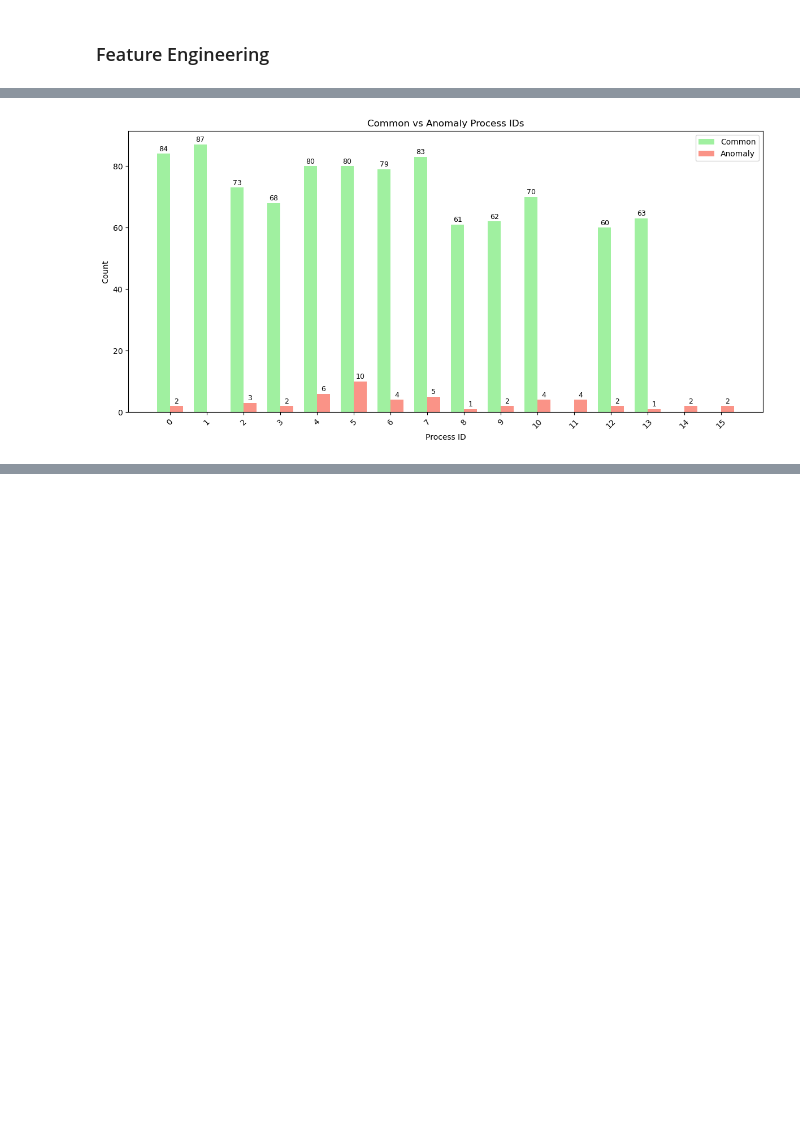
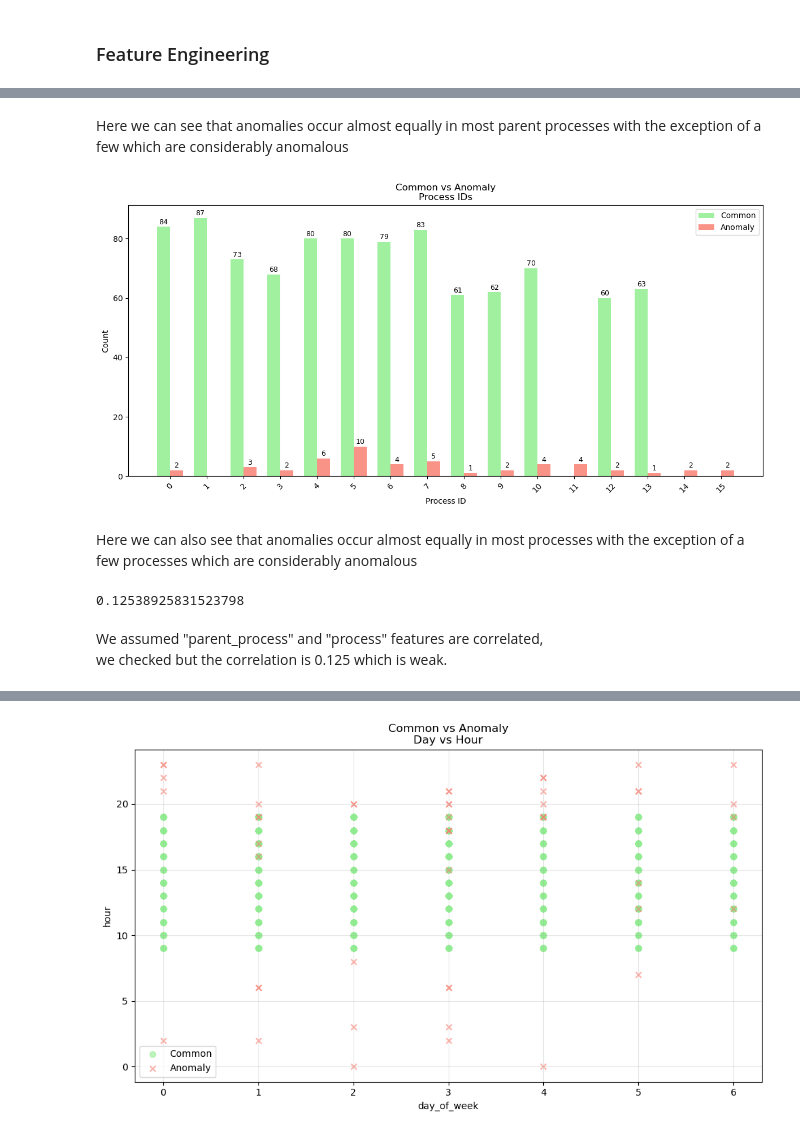
Before and after one commit to michael-naf/hit_cybersecurity_enhabced_by_ai, a Jupyter notebook: Lab2-Basic-Anomaly-Detection/work/Lab_2.ipynb, the cells around one changed output, grey strips where cells are left out. Cells and saved outputs as stored; diff of their text form; code cells hidden in the pictures; blank space fills up the shorter version.

```diff
--- a/Lab2-Basic-Anomaly-Detection/work/Lab_2.ipynb
+++ b/Lab2-Basic-Anomaly-Detection/work/Lab_2.ipynb
@@ -301,3 +354,5 @@ plt.show()
+# %% [markdown]
+Here we can see that anomalies occur almost equally in most parent processes with the exception of a few which are considerably anomalous
 # %%
 # Split normal and anomalous
 anomalies = df[df["is_anomaly"] == 1]
@@ -338,15 +393,30 @@ for bar in bars_anomaly:
 
 plt.xlabel("Process ID")
 plt.ylabel("Count")
-plt.title("Common vs Anomaly Process IDs")
+plt.title("Common vs Anomaly\nProcess IDs")
 plt.xticks(x, all_ids, rotation=45)
 plt.legend()
 plt.tight_layout()
 plt.show()
 # %% [output]
-[figure, old version]
+[figure, new version]
+# %% [markdown]
+Here we can also see that anomalies occur almost equally in most processes with the exception of a few processes which are considerably anomalous
 # %%
-# scatter plot parent_process over process
+
+#Checking if there's a correlation between "Process" and "Parent_Process" using Cramers V.
+
+table = pd.crosstab(df["process"], df["parent_process"])
+chi2 = chi2_contingency(table)[0]
+n = table.sum().sum()
+phi2 = chi2/n
+r, k = table.shape
+print(np.sqrt(phi2 / min(r-1, k-1)))
+# %% [output]
+0.12538925831523798
+# %% [markdown]
+We assumed "parent_process" and "process" features are correlated,
+we checked but the correlation is 0.125 which is weak.
 # %%
 # Parse timestamp column into datetime
 df["timestamp"] = pd.to_datetime(df["timestamp"], format="%d-%m-%y %H:%M:%S")
@@ -370,4 +440,38 @@ df.head()
 | 3 | 2025-11-02 11:16:03 | li.chen | onedrive.exe | net.exe | whoami | 6 | 1 | 0 | ... |
 | 4 | 2025-11-02 11:31:33 | svc_sql | msedge.exe | msiexec.exe | Get-Service | 11 | 1 | 0 | ... |
 # %%
-#
+#Scatterplot of Hours vs Days
+
+# Scatter plot
+plt.figure(figsize=(10, 6))
+
+# Plot common time
+plt.scatter(
+    df[df["is_anomaly"] == 0]["day_of_week"],
+    df[df["is_anomaly"] == 0]["hour"],
+    color="lightgreen",
+    alpha=0.6,
+    label="Common",
+    #s = 100
+)
+
+# Plot anomalous time
+plt.scatter(
+    df[df["is_anomaly"] == 1]["day_of_week"],
+    df[df["is_anomaly"] == 1]["hour"],
+    color="salmon",
+    alpha=0.6,
+    label="Anomaly",
+    marker = "x"
+    #s = 150
+)
+
+plt.xlabel("day_of_week")
+plt.ylabel("hour")
+plt.title("Common vs Anomaly\nDay vs Hour")
+plt.legend()
+plt.grid(alpha=0.3)
+plt.tight_layout()
+plt.show()
+# %% [output]
+[figure, added]
```
Also changed, not shown: parts of 30 cells of this notebook, 1 other file.
